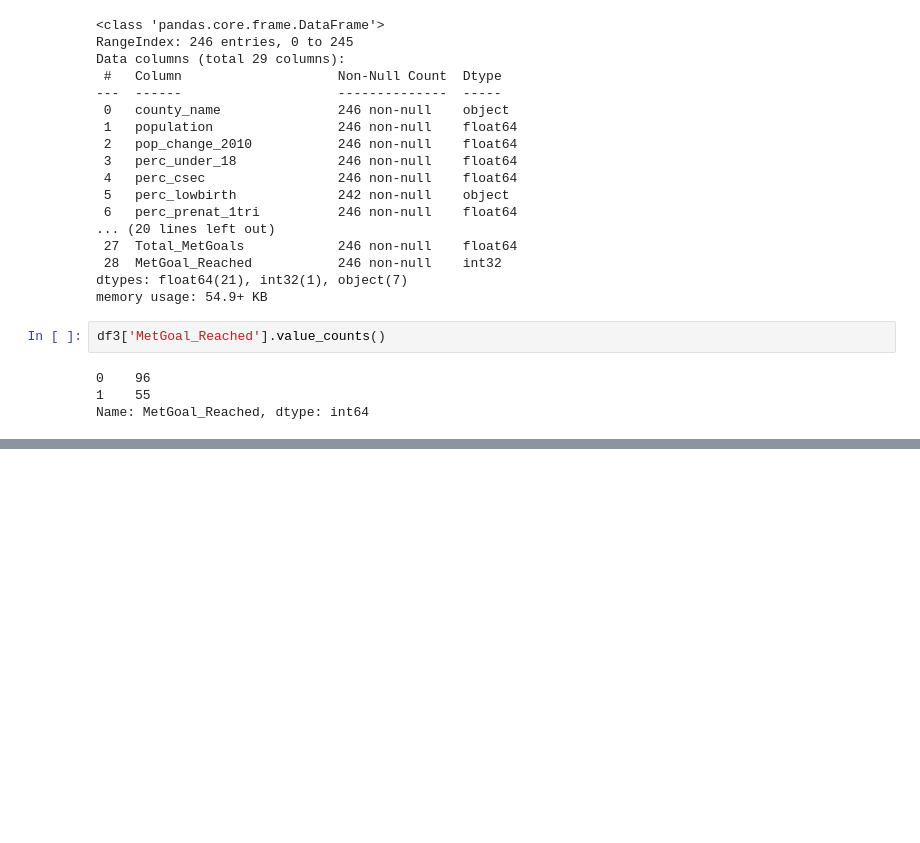
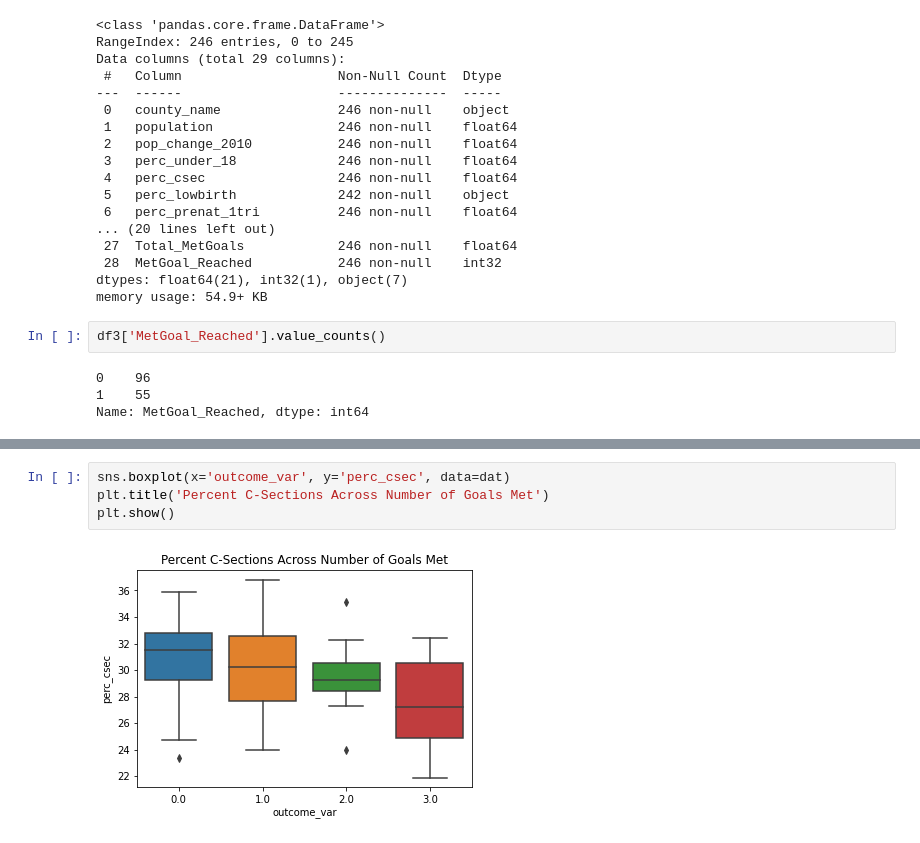
Before and after one commit to cleung-2/dabp_final, a Jupyter notebook: DatasetCreation.ipynb, the cells around one changed output, grey strips where cells are left out. Saved outputs shown, nothing was run; the diff lists cells and outputs as text; blank space fills up the shorter version.

```diff
--- a/DatasetCreation.ipynb
+++ b/DatasetCreation.ipynb
@@ -166,0 +241,6 @@ df3.to_csv('oversampled_health_outcomes.csv', index=False)
+# %%
+sns.boxplot(x='outcome_var', y='perc_csec', data=dat)
+plt.title('Percent C-Sections Across Number of Goals Met')
+plt.show()
+# %% [output]
+[figure, added]
```
Also changed, not shown: parts of 14 cells of this notebook, 1 other file.
